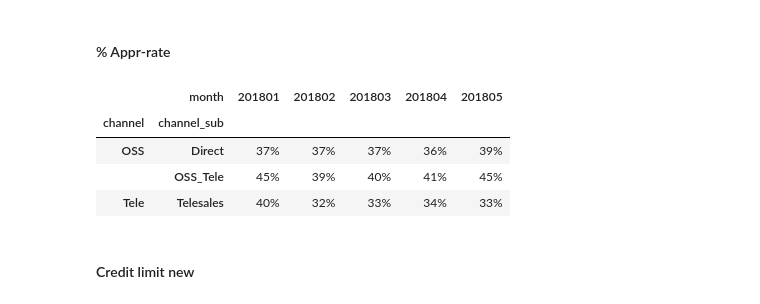
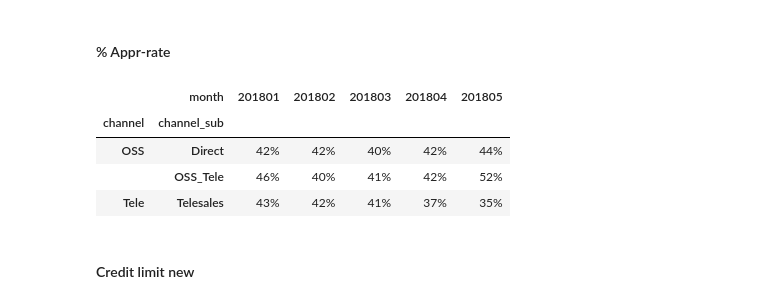
Before and after one commit to pbdanny/python_portfolio, a Jupyter notebook: portfolio_oss.ipynb, the cells around one changed output. Cells and saved outputs as stored; diff of their text form; code cells hidden in the pictures.

```diff
--- a/portfolio_oss.ipynb
+++ b/portfolio_oss.ipynb
@@ -40,13 +40,13 @@ df_gr['appr_new'].sum().unstack(0).applymap("{:,d}".format)
 # %% [markdown]
 #### % Appr-rate
 # %%
-(df_gr['appr_new'].sum()/df_gr['finalized'].sum()).unstack(0).applymap("{:.0%}".format)
+(df_gr['appr'].sum()/df_gr['finalized'].sum()).unstack(0).applymap("{:.0%}".format)
 # %% [output]
 |  | month | 201801 | 201802 | 201803 | 201804 | 201805 |
 | channel | channel_sub |  |  |  |  |  |
-| OSS | Direct | 37% | 37% | 37% | 36% | 39% |
-|  | OSS_Tele | 45% | 39% | 40% | 41% | 45% |
-| Tele | Telesales | 40% | 32% | 33% | 34% | 33% |
+| OSS | Direct | 42% | 42% | 40% | 42% | 44% |
+|  | OSS_Tele | 46% | 40% | 41% | 42% | 52% |
+| Tele | Telesales | 43% | 42% | 41% | 37% | 35% |
 # %% [markdown]
 #### Credit limit new
 # %%
```
Also changed, not shown: parts of 7 cells of this notebook.
